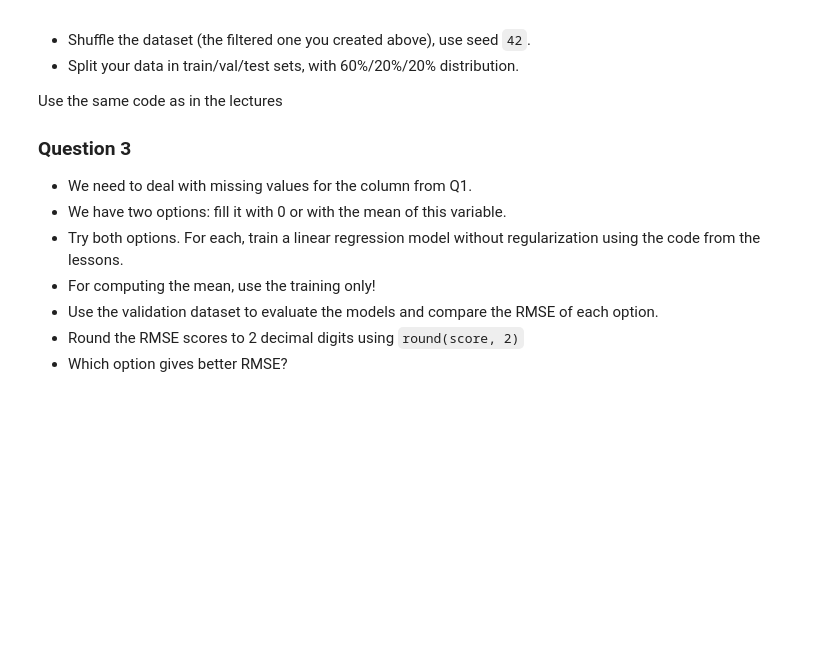
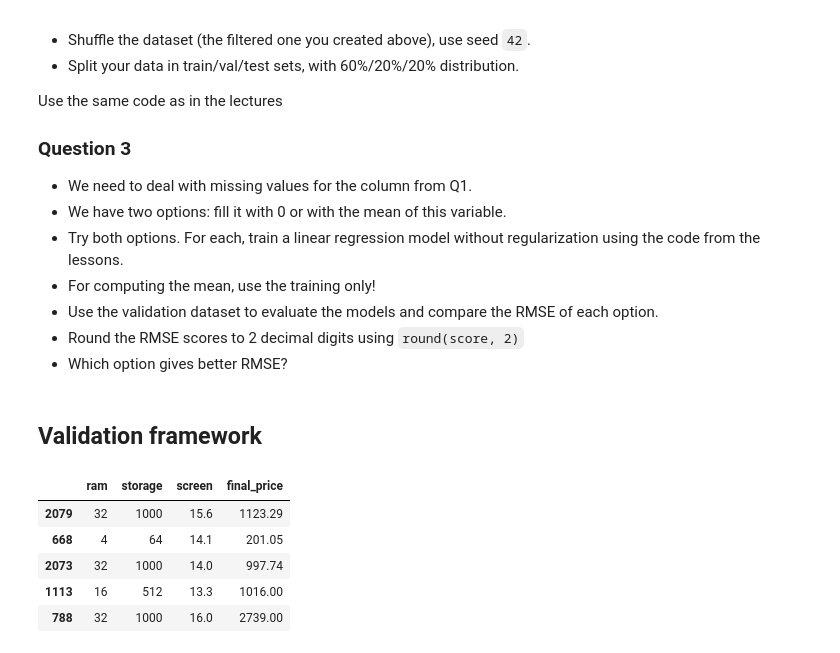
Before and after one commit to elinaharnovich/ml-zoomcamp, a Jupyter notebook: homework_2/homework_2.ipynb, the cells around one changed output. Saved outputs shown, nothing was run; the diff lists cells and outputs as text; code cells hidden in the pictures; blank space fills up the shorter version.

```diff
--- a/homework_2/homework_2.ipynb
+++ b/homework_2/homework_2.ipynb
@@ -62,3 +65,31 @@ Use the same code as in the lectures
 * Use the validation dataset to evaluate the models and compare the RMSE of each option.
 * Round the RMSE scores to 2 decimal digits using `round(score, 2)`
 * Which option gives better RMSE?
+# %% [markdown]
+## Validation framework
+# %%
+np.random.seed(42)
+
+n = len(df)
+
+n_val = int(0.2 * n)
+n_test = int(0.2 * n)
+n_train = n - (n_val + n_test)
+
+idx = np.arange(n)
+np.random.shuffle(idx)
+
+df_shuffled = df.iloc[idx]
+
+df_train = df_shuffled.iloc[:n_train].copy()
+df_val = df_shuffled.iloc[n_train:n_train+n_val].copy()
+df_test = df_shuffled.iloc[n_train+n_val:].copy()
+# %%
+df_train.head()
+# %% [output]
+|  | ram | storage | screen | final_price |
+| 2079 | 32 | 1000 | 15.6 | 1123.29 |
+| 668 | 4 | 64 | 14.1 | 201.05 |
+| 2073 | 32 | 1000 | 14.0 | 997.74 |
+| 1113 | 16 | 512 | 13.3 | 1016.00 |
+| 788 | 32 | 1000 | 16.0 | 2739.00 |
```
Also changed, not shown: parts of 21 cells of this notebook.
